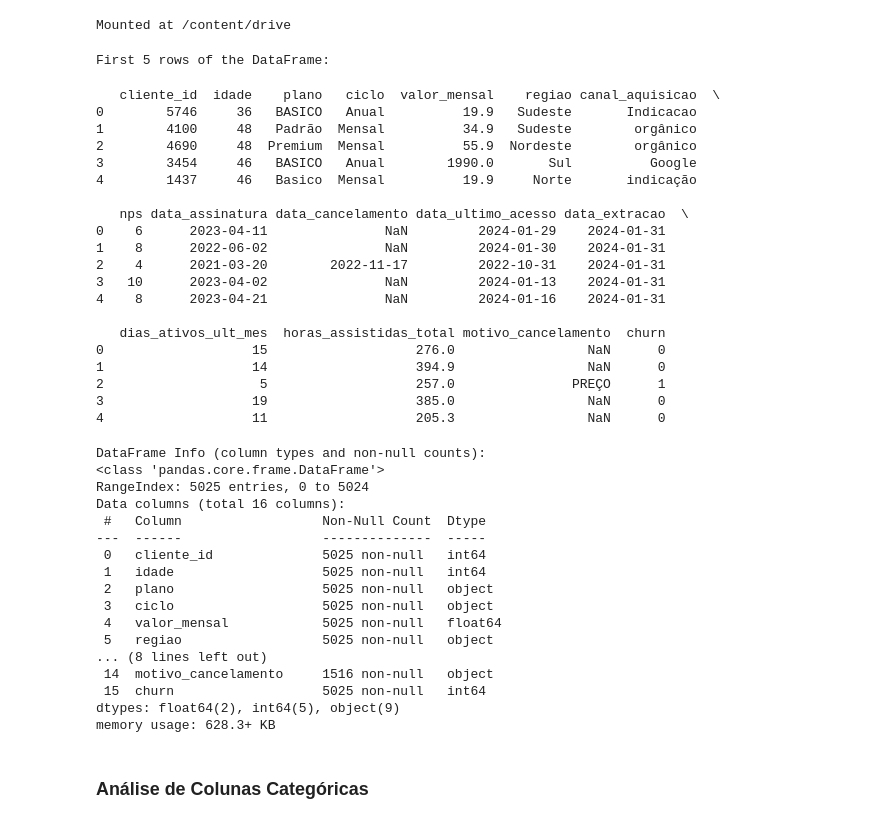
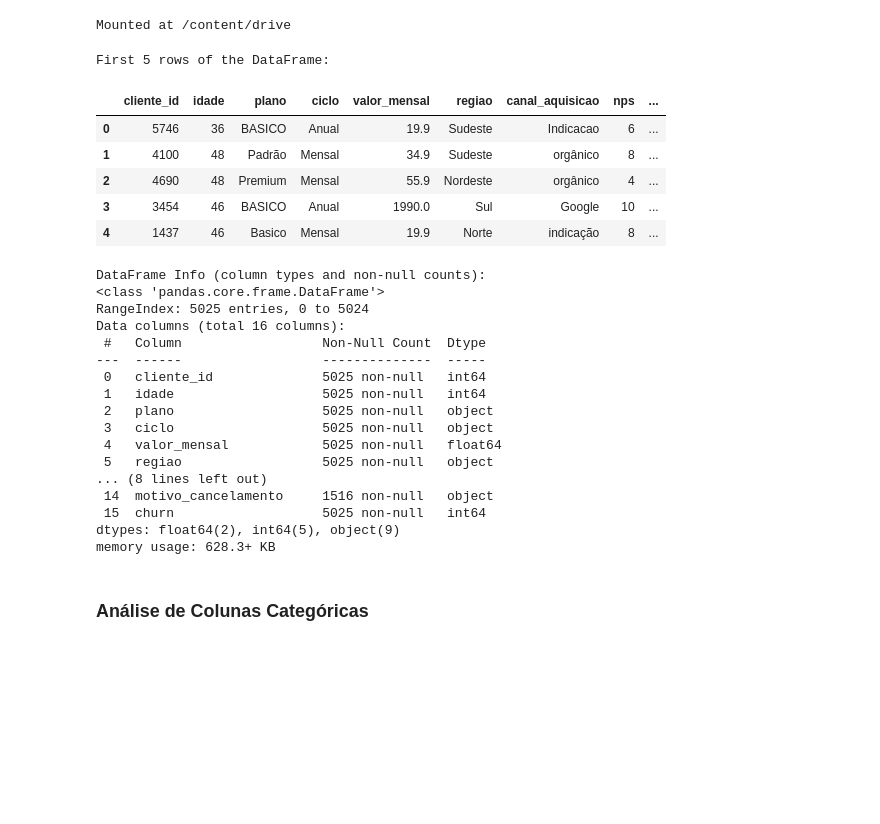
Before and after one commit to Gisela-Marcon/streaming_churn, a Jupyter notebook: notebooks/Estatística_I.ipynb, the cells around one changed output. Saved outputs shown, nothing was run; the diff lists cells and outputs as text; code cells hidden in the pictures; blank space fills up the shorter version.

```diff
--- a/notebooks/Estatística_I.ipynb
+++ b/notebooks/Estatística_I.ipynb
@@ -9,58 +9,44 @@ Mounted at /content/drive
 # %%
 import pandas as pd
 
 # Define the path to the CSV file
-file_path = '/content/drive/MyDrive/Business_Analytics_Fraude/Estatística/clientes_base.csv'
+file_path = '/content/drive/MyDrive/Business_Analytics_Fraude/Estatistica/clientes_base.csv'
 
 # Load the CSV file into a pandas DataFrame
 df = pd.read_csv(file_path)
 
 # Display the first 5 rows of the DataFrame
 print('First 5 rows of the DataFrame:')
 display(df.head())
 
 # Display the DataFrame's information, including column types
 print('\nDataFrame Info (column types and non-null counts):')
 df.info()
 # %% [output]
 First 5 rows of the DataFrame:
+|  | cliente_id | idade | plano | ciclo | valor_mensal | regiao | canal_aquisicao | nps | ... |
+| 0 | 5746 | 36 | BASICO | Anual | 19.9 | Sudeste | Indicacao | 6 | ... |
+| 1 | 4100 | 48 | Padrão | Mensal | 34.9 | Sudeste | orgânico | 8 | ... |
+| 2 | 4690 | 48 | Premium | Mensal | 55.9 | Nordeste | orgânico | 4 | ... |
+| 3 | 3454 | 46 | BASICO | Anual | 1990.0 | Sul | Google | 10 | ... |
+| 4 | 1437 | 46 | Basico | Mensal | 19.9 | Norte | indicação | 8 | ... |
-   cliente_id  idade    plano   ciclo  valor_mensal    regiao canal_aquisicao  \
-0        5746     36   BASICO   Anual          19.9   Sudeste       Indicacao
-1        4100     48   Padrão  Mensal          34.9   Sudeste        orgânico
-2        4690     48  Premium  Mensal          55.9  Nordeste        orgânico
-3        3454     46   BASICO   Anual        1990.0       Sul          Google
-4        1437     46   Basico  Mensal          19.9     Norte       indicação
-
-   nps data_assinatura data_cancelamento data_ultimo_acesso data_extracao  \
-0    6      2023-04-11               NaN         2024-01-29    2024-01-31
-1    8      2022-06-02               NaN         2024-01-30    2024-01-31
-2    4      2021-03-20        2022-11-17         2022-10-31    2024-01-31
-3   10      2023-04-02               NaN         2024-01-13    2024-01-31
-4    8      2023-04-21               NaN         2024-01-16    2024-01-31
-
-   dias_ativos_ult_mes  horas_assistidas_total motivo_cancelamento  churn
-0                   15                   276.0                 NaN      0
-1                   14                   394.9                 NaN      0
-2                    5                   257.0               PREÇO      1
-3                   19                   385.0                 NaN      0
-4                   11                   205.3                 NaN      0
+DataFrame Info (column types and non-null counts):
+<class 'pandas.core.frame.DataFrame'>
+RangeIndex: 5025 entries, 0 to 5024
+Data columns (total 16 columns):
+ #   Column                  Non-Null Count  Dtype
+---  ------                  --------------  -----
+ 0   cliente_id              5025 non-null   int64
+ 1   idade                   5025 non-null   int64
+ 2   plano                   5025 non-null   object
+ 3   ciclo                   5025 non-null   object
+ 4   valor_mensal            5025 non-null   float64
+ 5   regiao                  5025 non-null   object
+... (8 lines left out)
+ 14  motivo_cancelamento     1516 non-null   object
+ 15  churn                   5025 non-null   int64
+dtypes: float64(2), int64(5), object(9)
+memory usage: 628.3+ KB
-DataFrame Info (column types and non-null counts):
-<class 'pandas.core.frame.DataFrame'>
-RangeIndex: 5025 entries, 0 to 5024
-Data columns (total 16 columns):
- #   Column                  Non-Null Count  Dtype
----  ------                  --------------  -----
- 0   cliente_id              5025 non-null   int64
- 1   idade                   5025 non-null   int64
- 2   plano                   5025 non-null   object
- 3   ciclo                   5025 non-null   object
- 4   valor_mensal            5025 non-null   float64
- 5   regiao                  5025 non-null   object
-... (8 lines left out)
- 14  motivo_cancelamento     1516 non-null   object
- 15  churn                   5025 non-null   int64
-dtypes: float64(2), int64(5), object(9)
-memory usage: 628.3+ KB
 # %% [markdown]
 ### Análise de Colunas Categóricas
 # %%
```
Also changed, not shown: parts of 26 cells of this notebook.
